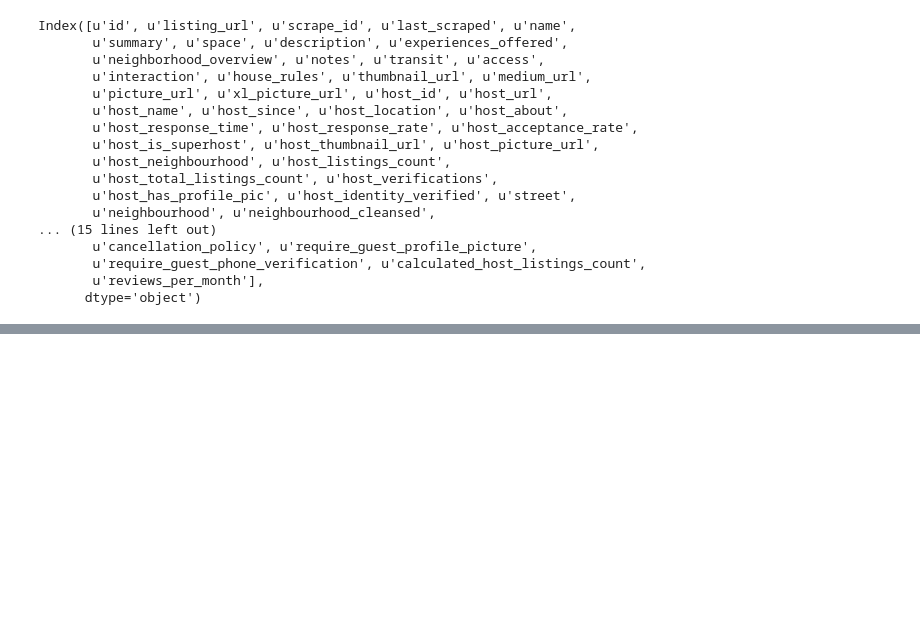
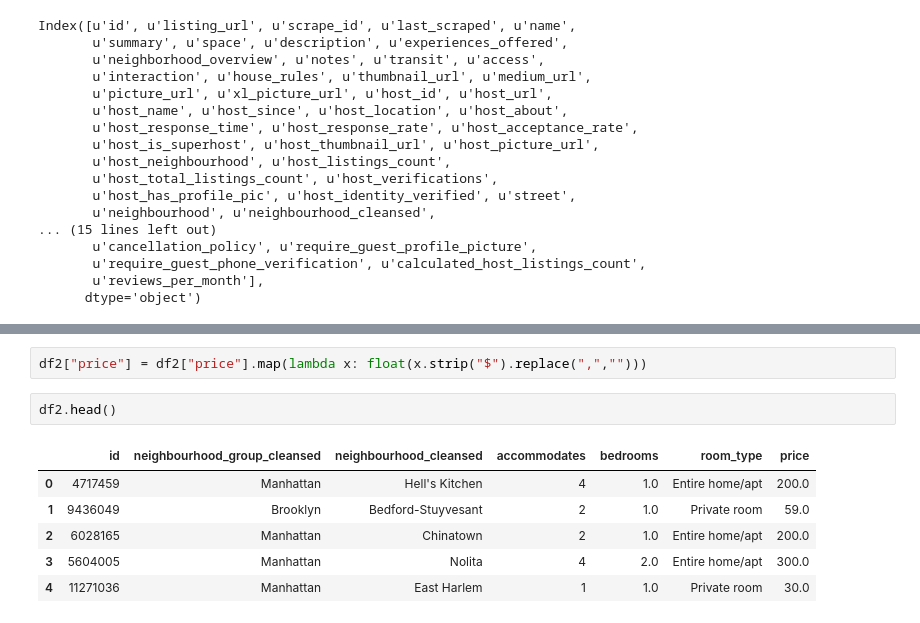
Before and after one commit to Vkuruganti/hackathon-airbnb, a Jupyter notebook: python/initial-exploration-listing.ipynb, the cells around one changed output, grey strips where cells are left out. Drawn from its saved outputs; the diff is of its cells as text; blank space fills up the shorter version.

```diff
--- a/python/initial-exploration-listing.ipynb
+++ b/python/initial-exploration-listing.ipynb
@@ -49,0 +59,11 @@ KeyError: "['accomodates'] not in index"
+# %%
+df2["price"] = df2["price"].map(lambda x: float(x.strip("$").replace(",","")))
+# %%
+df2.head()
+# %% [output]
+|  | id | neighbourhood_group_cleansed | neighbourhood_cleansed | accommodates | bedrooms | room_type | price |
+| 0 | 4717459 | Manhattan | Hell's Kitchen | 4 | 1.0 | Entire home/apt | 200.0 |
+| 1 | 9436049 | Brooklyn | Bedford-Stuyvesant | 2 | 1.0 | Private room | 59.0 |
+| 2 | 6028165 | Manhattan | Chinatown | 2 | 1.0 | Entire home/apt | 200.0 |
+| 3 | 5604005 | Manhattan | Nolita | 4 | 2.0 | Entire home/apt | 300.0 |
+| 4 | 11271036 | Manhattan | East Harlem | 1 | 1.0 | Private room | 30.0 |
```
Also changed, not shown: parts of 67 cells of this notebook, 17 other files.
